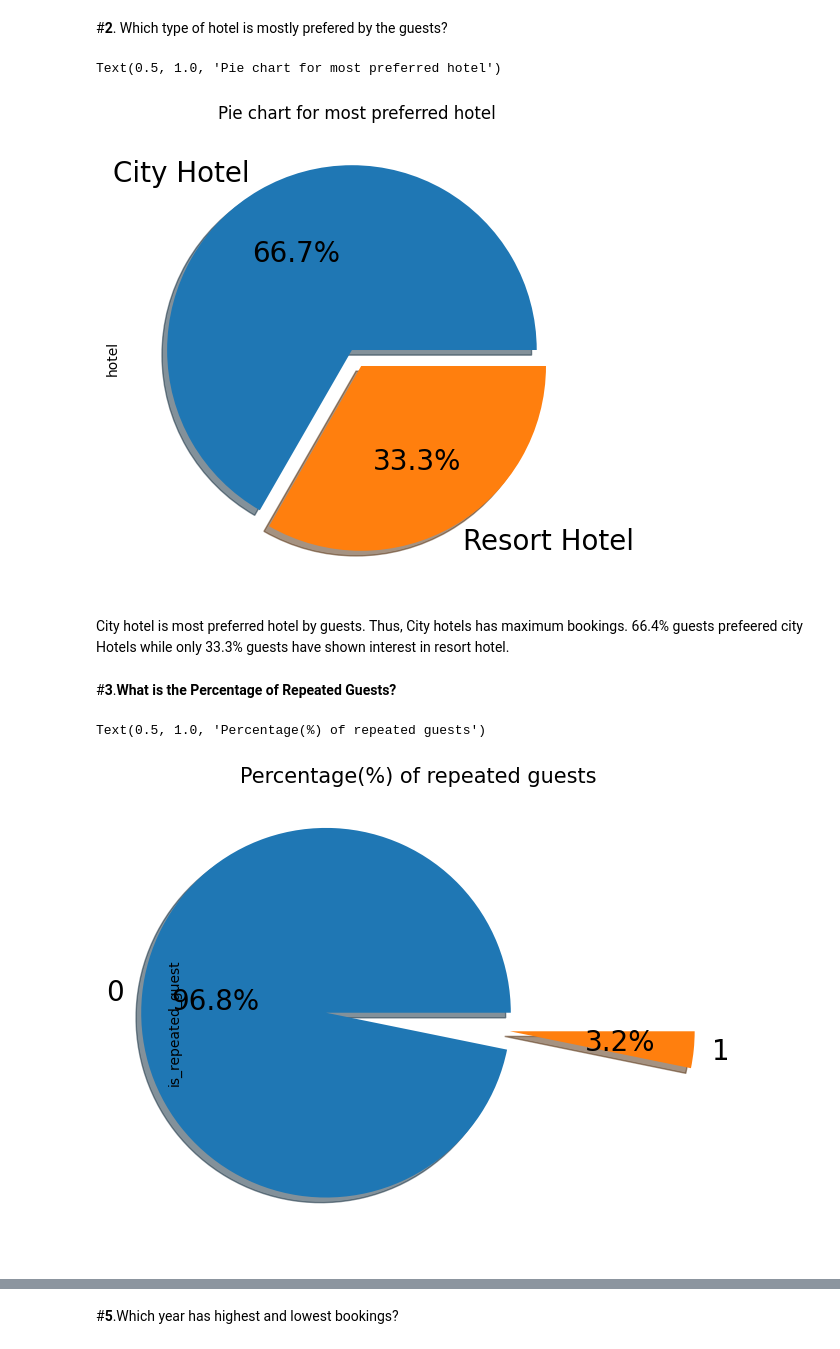
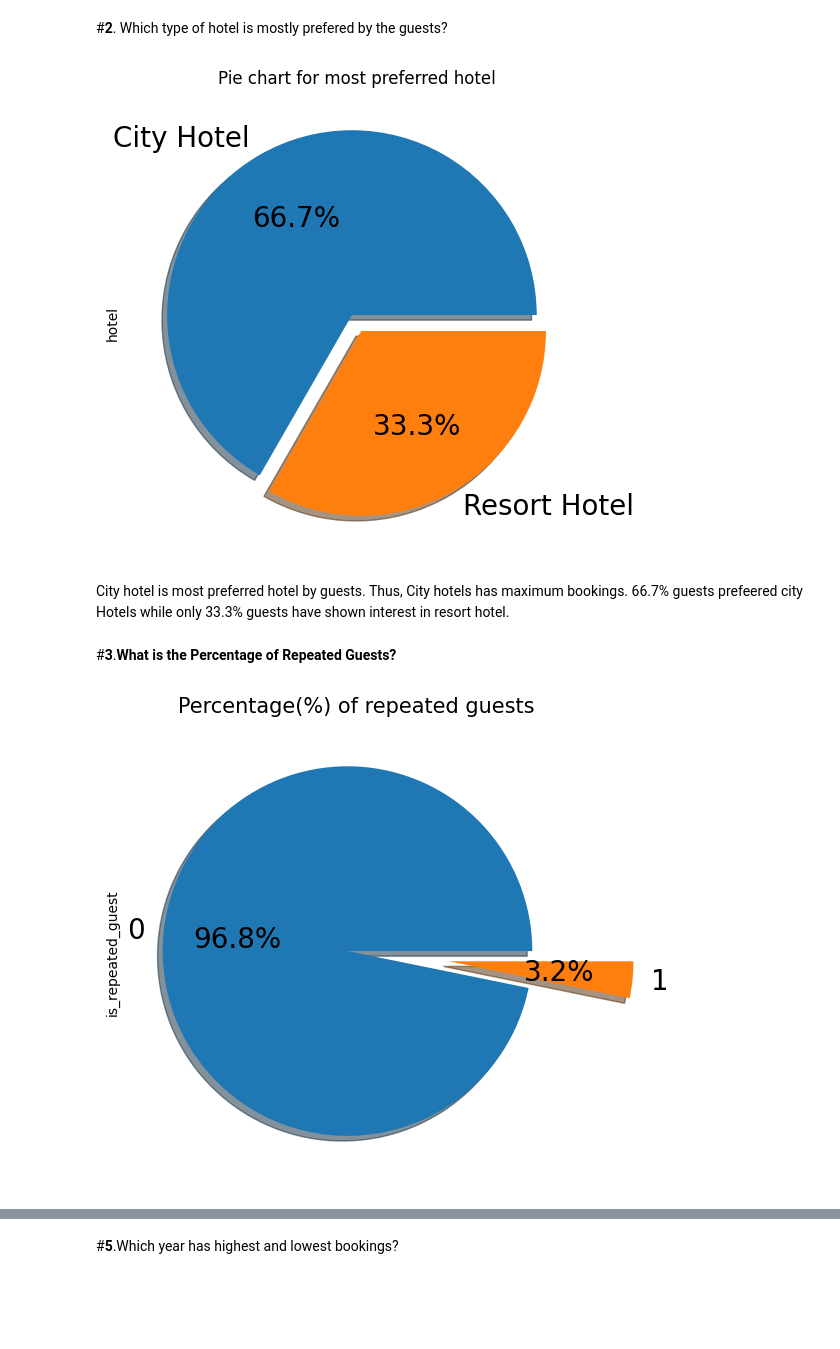
Before and after one commit to Kapilraj0709/codedemo, a Jupyter notebook: Hotel_Booking_Analysis_EDA.ipynb, the cells around one changed output, grey strips where cells are left out. Saved outputs shown, nothing was run; the diff lists cells and outputs as text; code cells hidden in the pictures; blank space fills up the shorter version.

```diff
--- a/Hotel_Booking_Analysis_EDA.ipynb
+++ b/Hotel_Booking_Analysis_EDA.ipynb
@@ -93,6 +91,6 @@ FileNotFoundError: ignored
 # %% [markdown]
 # Dataset First View:-
 # %%
-hotel_df=pd.read_csv('/content/drive/MyDrive/Hotel Bookings.csv')
+hotel_df=pd.read_csv('/content/drive/MyDrive/almabetter/Hotel Bookings.csv')
 hotel_df.head()
 # %% [output]
@@ -319,20 +340,20 @@ In the above graph we can easily see that Resort hotel has less no of booking ca
 # %%
 hotel_df['hotel'].value_counts().plot.pie(explode=[0.05, 0.05], autopct='%1.1f%%',shadow=True,figsize=(8,6),fontsize=20)
 plt.title('Pie chart for most preferred hotel')
+plt.show()
 # %% [output]
-Text(0.5, 1.0, 'Pie chart for most preferred hotel')
 [figure]
 # %% [markdown]
 City hotel is most preferred hotel by guests. Thus, City hotels has maximum bookings.
-66.4% guests prefeered city Hotels while only 33.3% guests have shown interest in resort hotel.
+66.7% guests prefeered city Hotels while only 33.3% guests have shown interest in resort hotel.
 # %% [markdown]
 #**3**.**What is the Percentage of Repeated Guests?**
 # %%
 import matplotlib.pyplot as plt
-hotel_df['is_repeated_guest'].value_counts().plot.pie(explode=(0.5,0.5),autopct='%1.1f%%',shadow=True, figsize=(10,6),fontsize=20)
+hotel_df['is_repeated_guest'].value_counts().plot.pie(explode=(0.05,0.5),autopct='%1.1f%%',shadow=True, figsize=(10,6),fontsize=20)
 plt.title("Percentage(%) of repeated guests", fontsize=15)
+plt.show()
 # %% [output]
-Text(0.5, 1.0, 'Percentage(%) of repeated guests')
-[figure, old version]
+[figure, new version]
 # %% [markdown]
 **Observation**:
```
Also changed, not shown: parts of 19 cells of this notebook.
